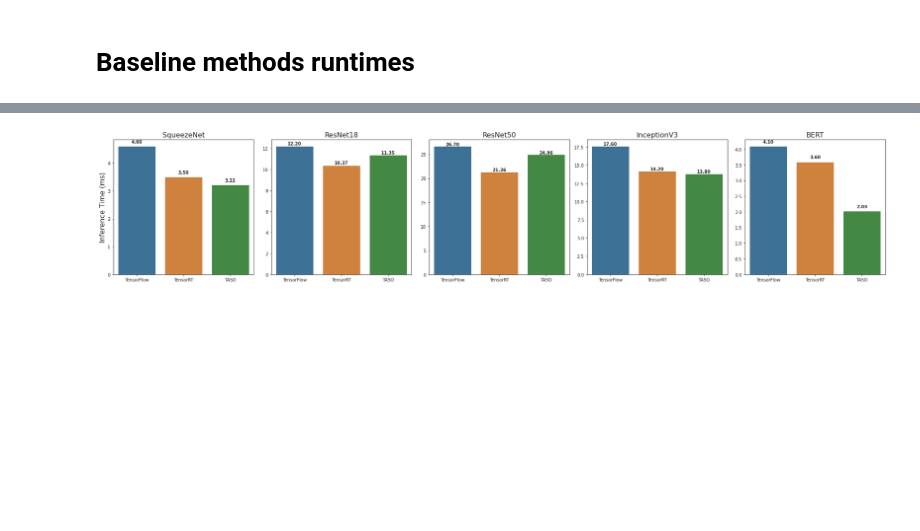
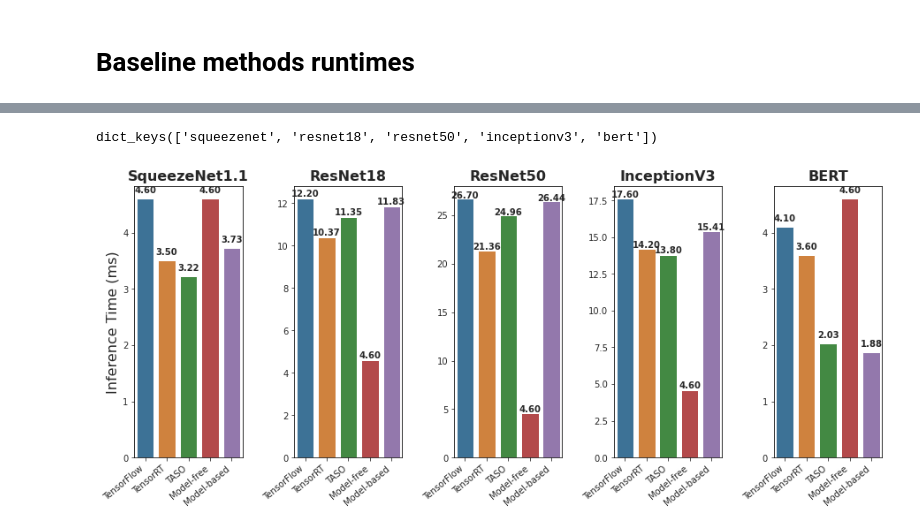
Before and after one commit to seanjparker/rlflow, a Jupyter notebook: notebooks/plotting.ipynb, the cells around one changed output, grey strips where cells are left out. Saved outputs shown, nothing was run; the diff lists cells and outputs as text; code cells hidden in the pictures; blank space fills up the shorter version.

```diff
--- a/notebooks/plotting.ipynb
+++ b/notebooks/plotting.ipynb
@@ -228,19 +325,6 @@ dict_keys(['squeezenet', 'resnet18', 'resnet50', 'inceptionv3', 'bert'])
-# %%
-g = sns.catplot(x='backend', y='runtime', col='graph',
-                data=df, kind="bar", saturation=0.6, ci=None, sharey=False)
-g.set_axis_labels('', 'Inference Time (ms)', fontsize=16)
-axes = g.axes.flatten()
-graphs = ['SqueezeNet', 'ResNet18', 'ResNet50', 'InceptionV3', 'BERT']
-for i, label in enumerate(graphs):
-    axes[i].set_title(label, fontsize=16)
-#for i, label in enumerate(graphs):
-#        g.axes[0,i].set_xlabel(label, fontsize=16)
-for ax in axes:
-    for _, spine in ax.spines.items():
-        spine.set_visible(True)
-        spine.set_color('black')
-
-show_values_on_bars(axes)
-g.savefig('../plots/baseline_runtimes.png')
-# %% [output]
-[figure, removed]
+# %%
+paths = get_files_from_dir('../results/test_runtime')
+plot_runtimes_bar_chart_all(paths)
+# %% [output]
+dict_keys(['squeezenet', 'resnet18', 'resnet50', 'inceptionv3', 'bert'])
+[figure, added]
```
Also changed, not shown: parts of 13 cells of this notebook, 10 other files.
